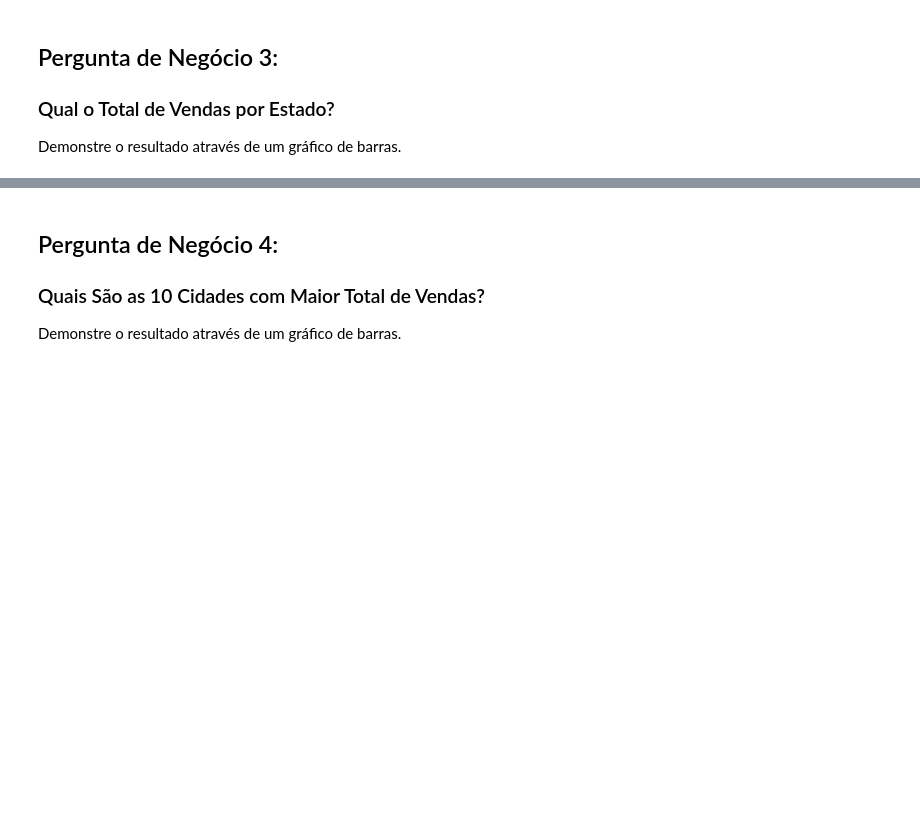
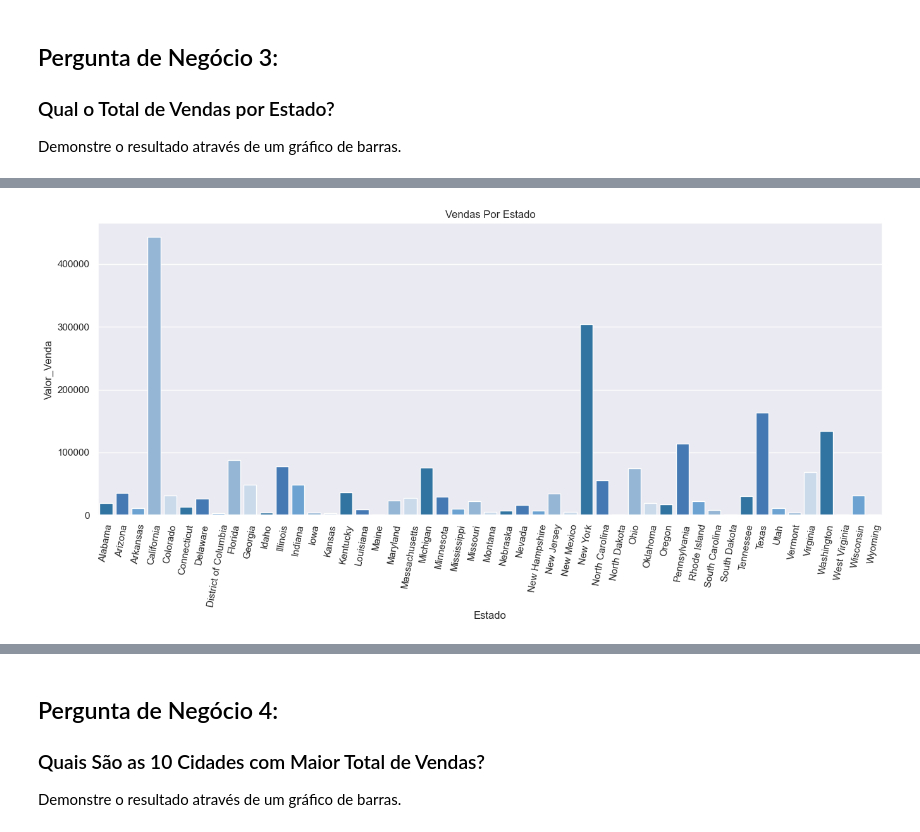
Before and after one commit to jeferson-paz/Curso-de-Python-DSA, a Jupyter notebook: Cap13/Projeto2-Perguntas.ipynb, the cells around one changed output, grey strips where cells are left out. Drawn from its saved outputs; the diff is of its cells as text; code cells hidden in the pictures; blank space fills up the shorter version.

```diff
--- a/Cap13/Projeto2-Perguntas.ipynb
+++ b/Cap13/Projeto2-Perguntas.ipynb
@@ -180,3 +180,7 @@ plt.show()
 ### Qual o Total de Vendas por Estado?
 
 Demonstre o resultado através de um gráfico de barras.
+# %%
+url = 'https://raw.githubusercontent.com/jeferson-paz/Curso-de-Python-DSA/main/Cap13/dados/dataset.csv'
+# %%
+df = pd.read_csv(url)
@@ -183,2 +210,2 @@ Demonstre o resultado através de um gráfico de barras.
 # %%
-df_dsa_p3 = df.groupby('Estado')['Valor_Venda'].sum().reset_index()
+df = df.groupby('Estado')['Valor_Venda'].sum().reset_index()
@@ -192 +212,16 @@ plt.show()
+# %%
+plt.figure(figsize = (16, 6))
+
+# Defina uma paleta personalizada
+custom_palette = sns.color_palette(["#1f77b4", "#3178c6", "#5aa3e2", "#8ab7e0", "#c6d9f0"])
+
+sns.barplot(data = df,
+            y = 'Valor_Venda',
+            x = 'Estado',
+            palette=custom_palette).set(title = 'Vendas Por Estado')
+
+plt.xticks(rotation = 80)
+plt.show()
+# %% [output]
+[figure, added]
 # %%
```
Also changed, not shown: parts of 29 cells of this notebook.
